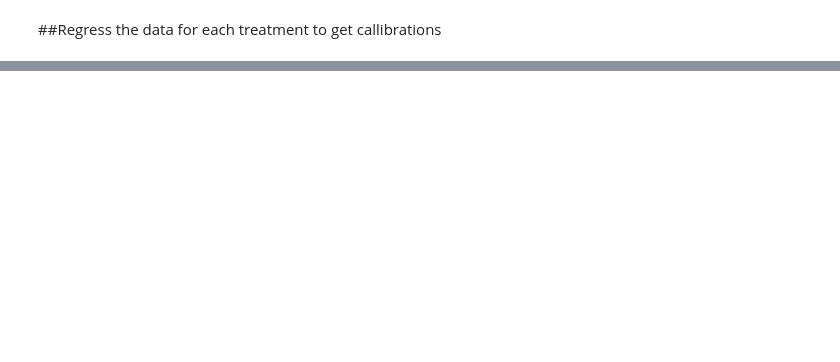
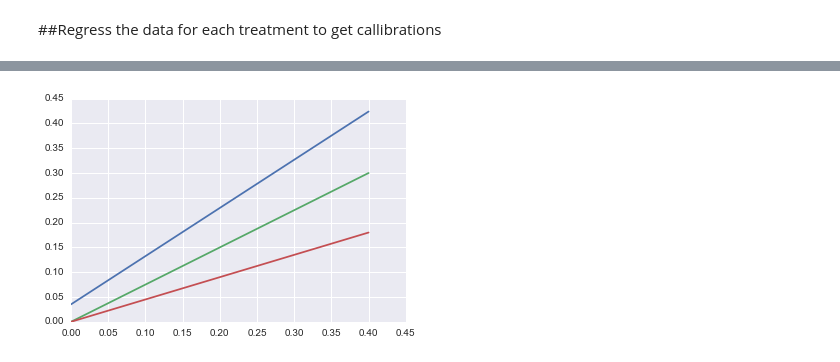
Before and after one commit to HamishBrownPFR/StonySoilLysimeters, a Jupyter notebook: Calibration/CS650Calibration.ipynb, the cells around one changed output, grey strips where cells are left out. Drawn from its saved outputs; the diff is of its cells as text; code cells hidden in the pictures; blank space fills up the shorter version.

Commit message:
Wheat data analysis

```diff
--- a/Calibration/CS650Calibration.ipynb
+++ b/Calibration/CS650Calibration.ipynb
@@ -53,12 +62,12 @@ DataMeans.plot(figsize=(18,10))
 # %% [markdown]
 ##Bring in gravometric data
 # %%
-GravometricData = pd.read_excel('C:\GitHubRepos\StonySoilLysimeters\Calibration\SoilWeightData.xlsx', sheetname='ForPython')
+GravometricData = pd.read_excel('D:\GitHubRepos\StonySoilLysimeters\Calibration\SoilWeightData.xlsx', sheetname='ForPython')
 GravometricData.set_index(['Plot','Trt','TrtNo', 'Rep'], inplace=True)
 GWCData=GravometricData.transpose()  #Gravometric water content
 Dates =   GWCData.index.tolist()    #List dates when containers were weighed
 TDRData = Data.VolumetricWaterContent.ix[Dates,:]   #Set up a dateframe with CS650 data for the same dates and times
 
-DBD = pd.read_excel('C:\GitHubRepos\StonySoilLysimeters\Calibration\SoilWeightData.xlsx', sheetname='PythonBD')
+DBD = pd.read_excel('D:\GitHubRepos\StonySoilLysimeters\Calibration\SoilWeightData.xlsx', sheetname='PythonBD')
 DBD.set_index('Plot', inplace=True)
 DBDData = DBD.transpose()  #Soil Dry Bulk Density Data frame
@@ -133,7 +156,7 @@ for X in range(0,5):
     RegCalib = ModTemp.fit();  # fit models parameters
 
 #Add regressions onto graph
-    xmin = TDRMeans.ix[:'2015-04-01',Treatment].min()
+    xmin = 0#TDRMeans.ix[:'2015-04-01',Treatment].min()
     xmax = TDRMeans.ix[:'2015-04-01',Treatment].max()
     Regres = RegCalib
     VWC_x = [xmin,xmax];
@@ -165,14 +199,19 @@ RewettingVolumes.groupby(level='Trt').mean()
 HorizonLL = VWCDataLower.groupby(level='Trt').mean()
 # %%
 #Estimate slope for sub soil horizions in relation to the stone effect from top soil horizons
-HorizonCoefficients.ix['SubSoil_30','Slope'] = HorizonCoefficients.ix['SubSoil_0','Slope'] - (HorizonCoefficients.ix['TopSoil_30','Slope']-HorizonCoefficients.ix['TopSoil_0','Slope'])
-HorizonCoefficients.ix['SubSoil_50','Slope'] = HorizonCoefficients.ix['SubSoil_0','Slope'] - (HorizonCoefficients.ix['TopSoil_50','Slope']-HorizonCoefficients.ix['TopSoil_0','Slope'])
-HorizonCoefficients.ix['SubSoil_30','Intercept'] = HorizonCoefficients.ix['SubSoil_0','Intercept'] - (HorizonCoefficients.ix['TopSoil_30','Intercept']-HorizonCoefficients.ix['TopSoil_0','Intercept'])
-HorizonCoefficients.ix['SubSoil_50','Intercept'] = HorizonCoefficients.ix['SubSoil_0','Intercept'] - (HorizonCoefficients.ix['TopSoil_50','Intercept']-HorizonCoefficients.ix['TopSoil_0','Intercept'])
+HorizonCoefficients.ix['SubSoil_30','Slope'] = 0.75#HorizonCoefficients.ix['SubSoil_0','Slope'] + \
+#(HorizonCoefficients.ix['TopSoil_30','Slope']-HorizonCoefficients.ix['TopSoil_0','Slope'])
+HorizonCoefficients.ix['SubSoil_50','Slope'] = 0.55#HorizonCoefficients.ix['SubSoil_0','Slope'] + \
+#(HorizonCoefficients.ix['TopSoil_50','Slope']-HorizonCoefficients.ix['TopSoil_0','Slope'])
+HorizonCoefficients.ix['SubSoil_30','Intercept'] = 0#HorizonCoefficients.ix['SubSoil_0','Intercept'] + \
+#(HorizonCoefficients.ix['TopSoil_30','Intercept']-HorizonCoefficients.ix['TopSoil_0','Intercept'])
+HorizonCoefficients.ix['SubSoil_50','Intercept'] = 0#HorizonCoefficients.ix['SubSoil_0','Intercept'] + \
+#(HorizonCoefficients.ix['TopSoil_50','Intercept']-HorizonCoefficients.ix['TopSoil_0','Intercept'])
 
 #Set Lower limit values for each horizon type
 HorizonCoefficients.LL = HorizonLL  #use lowest measured values for observed horizions
-HorizonCoefficients.ix['SubSoil_30','LL'] = HorizonCoefficients.ix['SubSoil_0','LL'] * 0.7  #Estamate for stony sub soils based on stone free value and stone volume
+HorizonCoefficients.ix['SubSoil_30','LL'] = HorizonCoefficients.ix['SubSoil_0','LL'] * 0.7
+#Estamate for stony sub soils based on stone free value and stone volume
 HorizonCoefficients.ix['SubSoil_50','LL'] = HorizonCoefficients.ix['SubSoil_0','LL'] * 0.5
 
 #Set drained upper limits for each horizion type
@@ -186,5 +225,9 @@ HorizonCoefficients.ix['SubSoil_30','DUL'] = SubSoilDUL * 0.7
 HorizonCoefficients.ix['TopSoil_30','DUL'] = TopSoilDUL * 0.7
 HorizonCoefficients.ix['SubSoil_50','DUL'] = SubSoilDUL * 0.5
 HorizonCoefficients.ix['TopSoil_50','DUL'] = TopSoilDUL * 0.5
+# %%
+for Hor in HorizonCoefficients.index:
+    HorizonCoefficients.ix[Hor,'SWC25'] = HorizonCoefficients.ix[Hor,'Intercept'] + \
+    HorizonCoefficients.ix[Hor,'Slope'] * 0.25
 # %%
 HorizonCoefficients
@@ -191 +244,11 @@ HorizonCoefficients
+# %%
+Hors = ['SubSoil_0','SubSoil_30','SubSoil_50']
+x=[0,0.4]
+for Hor in Hors:
+    y=[]
+    y.append(HorizonCoefficients.ix[Hor,'Intercept'] + HorizonCoefficients.ix[Hor,'Slope'] * x[0])
+    y.append(HorizonCoefficients.ix[Hor,'Intercept'] + HorizonCoefficients.ix[Hor,'Slope'] * x[1])
+    plt.plot(x,y)
+# %% [output]
+[figure, added]
 # %%
```
Also changed, not shown: parts of 12 cells of this notebook, 3 other files.
